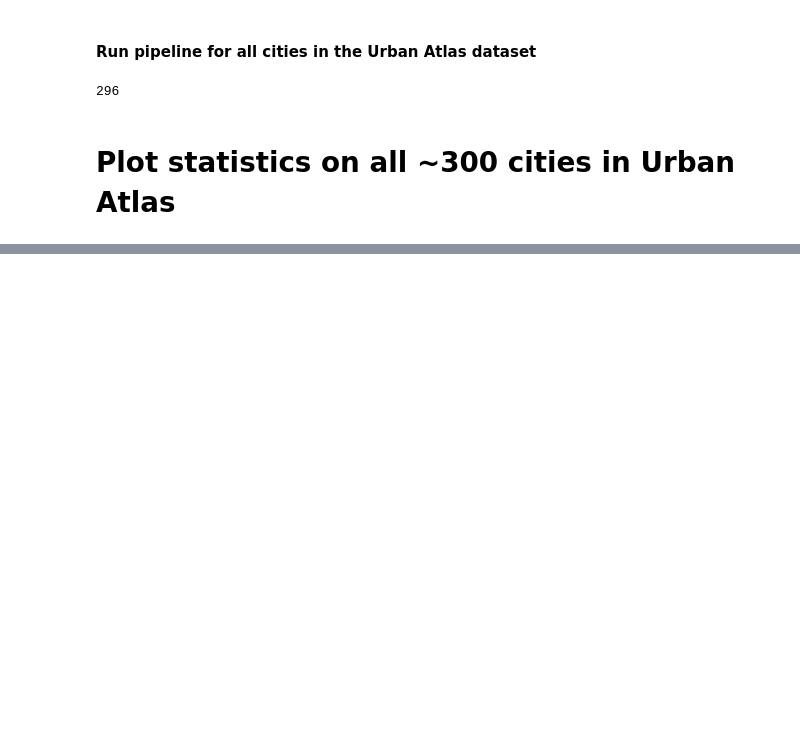
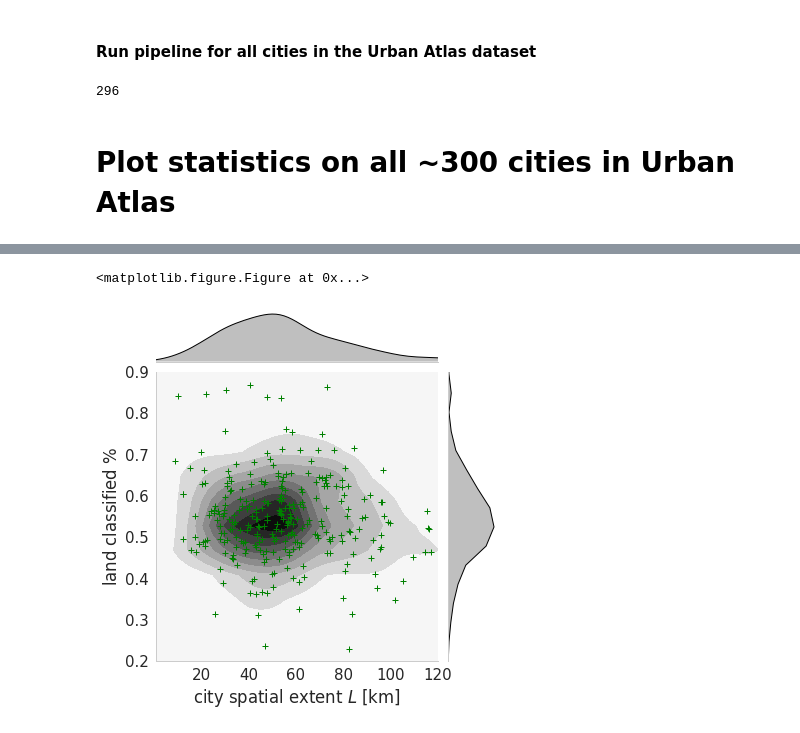
Before and after one commit to adrianalbert/urban-environments, a Jupyter notebook: dataset-collection/Urban Atlas-process shapefiles to compute stats and extract sampling locations.ipynb, the cells around one changed output, grey strips where cells are left out. Drawn from its saved outputs; the diff is of its cells as text; code cells hidden in the pictures; blank space fills up the shorter version.

Commit message:
image exatraction code cleanup

```diff
--- a/dataset-collection/Urban Atlas-process shapefiles to compute stats and extract sampling locations.ipynb
+++ b/dataset-collection/Urban Atlas-process shapefiles to compute stats and extract sampling locations.ipynb
@@ -260,6 +266,7 @@ datapath = "/home/data/urban-atlas/extracted-data/"
 
 stats_files = glob.glob("%s/*/basic_stats.csv"%datapath)
 
-basic_stats_df = pd.concat([pd.read_csv(f) for f in stats_files]).drop("Unnamed: 0", 1)
+basic_stats_df = pd.concat([pd.read_csv(f, header=None).set_index(0).T \
+                                for f in stats_files], axis=0)
 basic_stats_df.index = [f.split("/")[-2] for f in stats_files]
 basic_stats_df.head()
@@ -266,8 +281,14 @@ basic_stats_df.head()
 # %%
 sns.set_context("notebook", font_scale=1.5, rc={"lines.linewidth": 1})
 
 plt.figure(figsize=(8,4))
-g = sns.jointplot(x="spatial extent", y="pct land classified", data=basic_stats_df, \
-                  kind="kde", color="k", ylim=(0.2,0.9), xlim=(1,120), stat_func=None)
-g.plot_joMt.collections[0].set_alpha(0)
+g = sns.jointplot(x=basic_stats_df["spatial extent"],
+                  y=basic_stats_df["pct land classified"],
+                  kind="kde", color="k",
+                  ylim=(0.2,0.9), xlim=(1,120), stat_func=None)
+g.plot_joint(plt.scatter, c="green", s=30, linewidth=1, marker="+")
+g.ax_joint.collections[0].set_alpha(0.7)
 g.set_axis_labels("city spatial extent $L$ [km]", "land classified $\%$");
+# %% [output]
+<matplotlib.figure.Figure at 0x...>
+[figure, added]
```
Also changed, not shown: parts of 3 cells of this notebook, 2 other files.
